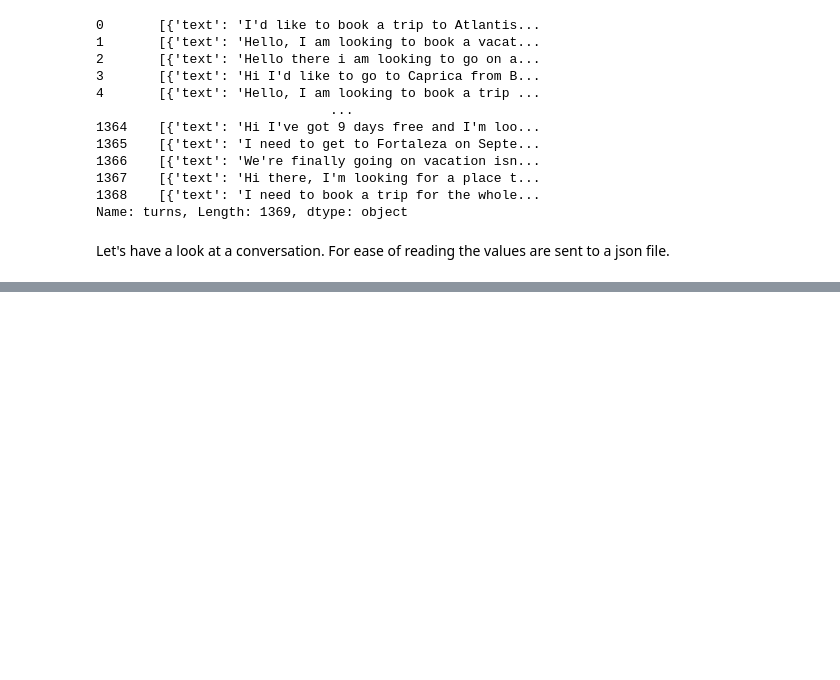
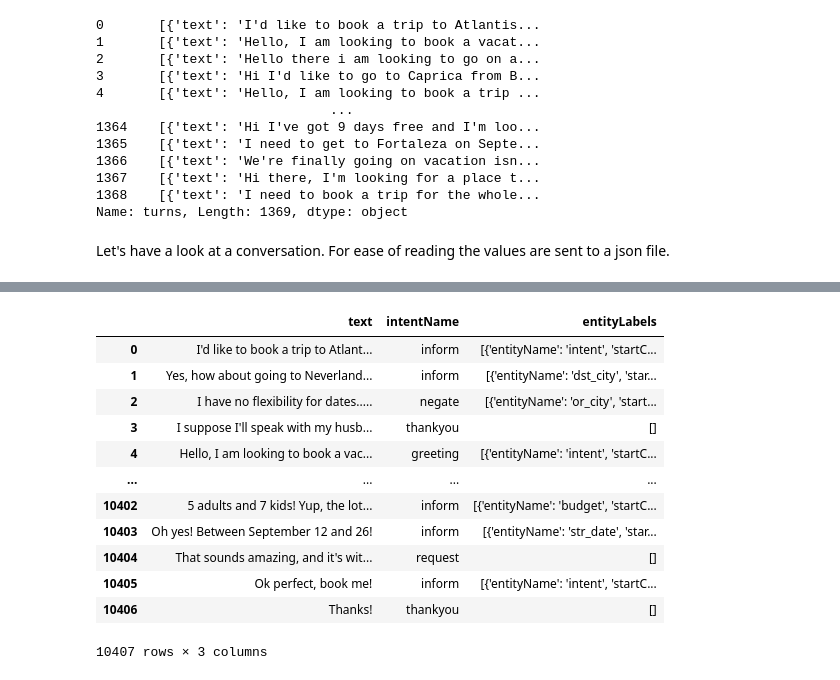
Before and after one commit to SoCrespo/OC-IA-P10, a Jupyter notebook: OC-IA-P10 DATA EXPLORATION.ipynb, the cells around one changed output, grey strips where cells are left out. Saved outputs shown, nothing was run; the diff lists cells and outputs as text; code cells hidden in the pictures; blank space fills up the shorter version.

```diff
--- a/OC-IA-P10 DATA EXPLORATION.ipynb
+++ b/OC-IA-P10 DATA EXPLORATION.ipynb
@@ -61,7 +64,7 @@ entities = [
     'budget',
     'or_city',
     'dst_city',
-    'str_date'
+    'str_date',
     'end_date',
     'intent',
  ]
@@ -93,0 +193,7 @@ for conversation in tqdm(frames['turns']):
+# %%
+all_data = []
+for conversation in tqdm(frames['turns']):
+    for turn in conversation:
+        if turn['author']=='user':
+            data = extract_data(turn)
+            all_data.append(data)
@@ -211,0 +272,17 @@ Let's transpose our data into the required format.
+# %%
+all_data_df = pd.DataFrame(all_data)
+all_data_df
+# %% [output]
+|  | text | intentName | entityLabels |
+| 0 | I'd like to book a trip to Atlant... | inform | [{'entityName': 'intent', 'startC... |
+| 1 | Yes, how about going to Neverland... | inform | [{'entityName': 'dst_city', 'star... |
+| 2 | I have no flexibility for dates..... | negate | [{'entityName': 'or_city', 'start... |
+| 3 | I suppose I'll speak with my husb... | thankyou | [] |
+| 4 | Hello, I am looking to book a vac... | greeting | [{'entityName': 'intent', 'startC... |
+| ... | ... | ... | ... |
+| 10402 | 5 adults and 7 kids! Yup, the lot... | inform | [{'entityName': 'budget', 'startC... |
+| 10403 | Oh yes! Between September 12 and 26! | inform | [{'entityName': 'str_date', 'star... |
+| 10404 | That sounds amazing, and it's wit... | request | [] |
+| 10405 | Ok perfect, book me! | inform | [{'entityName': 'intent', 'startC... |
+| 10406 | Thanks! | thankyou | [] |
+10407 rows × 3 columns
```
Also changed, not shown: parts of 29 cells of this notebook.
